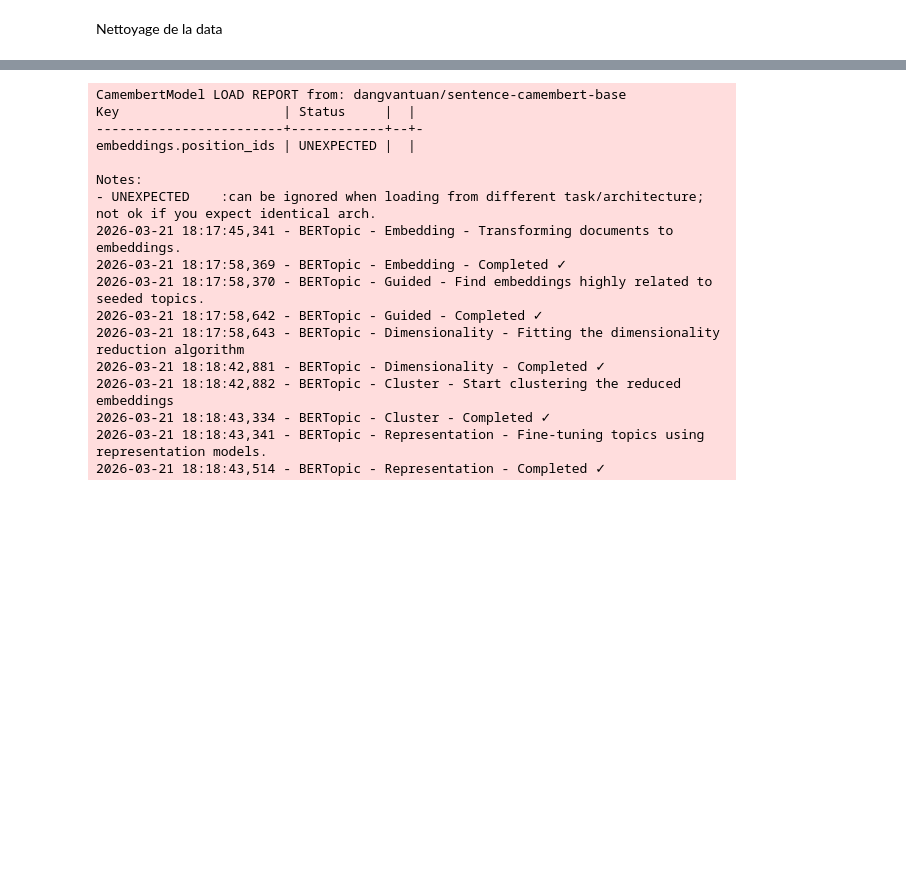
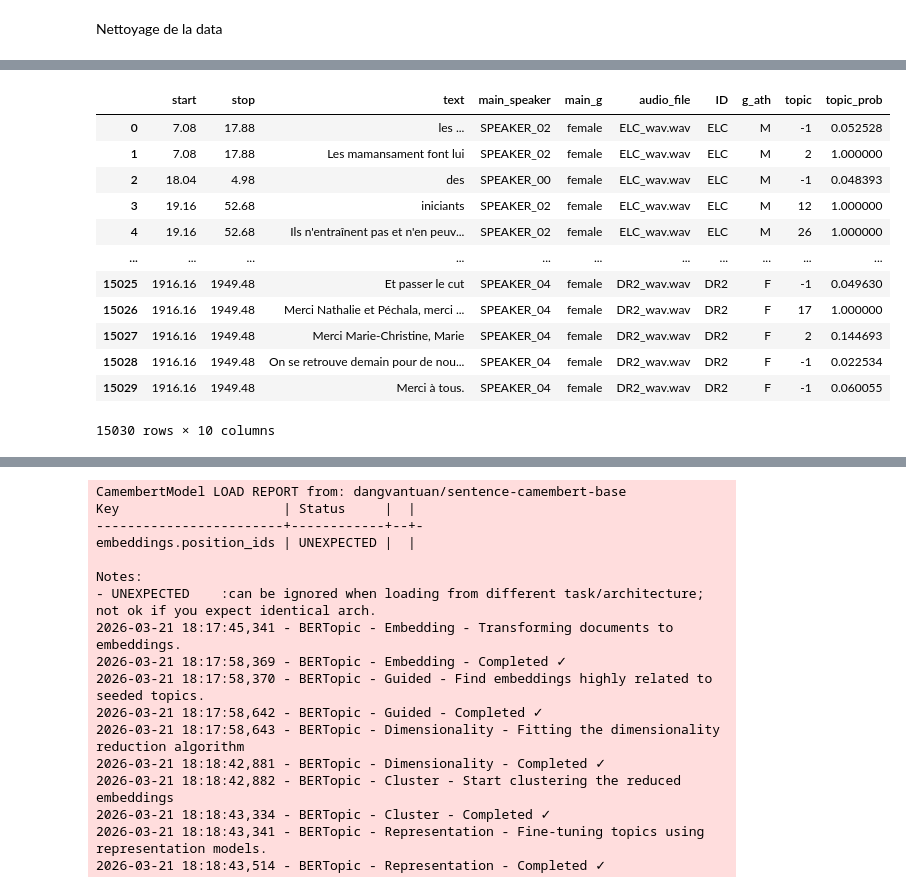
Before and after one commit to lucas-cumunel/PESSD-GBOGC, a Jupyter notebook: bi.ipynb, the cells around one changed output, grey strips where cells are left out. Saved outputs shown, nothing was run; the diff lists cells and outputs as text; code cells hidden in the pictures; blank space fills up the shorter version.

```diff
--- a/bi.ipynb
+++ b/bi.ipynb
@@ -63,2 +90,5 @@ df = df.explode("text")
+# %%
+df["ID"] = df["audio_file"].str.replace("_wav.wav","")
+df = df.merge(pd.read_csv("metadata.csv"), on="ID")
 # %%
 df
@@ -149,0 +212,7 @@ topic_model.visualize_hierarchy()
+# %%
+tp = pd.DataFrame({
+    "text": docs,
+    "topic": topics,
+    "topic_prob": probs.max(axis=1)  # max probability per text
+})
+tp["topic"].value_counts()
@@ -149,0 +237,17 @@ topic_model.visualize_hierarchy()
+# %%
+df = df.merge(tp, on="text")
+df
+# %% [output]
+|  | start | stop | text | main_speaker | main_g | audio_file | ID | g_ath | topic | topic_prob |
+| 0 | 7.08 | 17.88 | les ... | SPEAKER_02 | female | ELC_wav.wav | ELC | M | -1 | 0.052528 |
+| 1 | 7.08 | 17.88 | Les mamansament font lui | SPEAKER_02 | female | ELC_wav.wav | ELC | M | 2 | 1.000000 |
+| 2 | 18.04 | 4.98 | des | SPEAKER_00 | female | ELC_wav.wav | ELC | M | -1 | 0.048393 |
+| 3 | 19.16 | 52.68 | iniciants | SPEAKER_02 | female | ELC_wav.wav | ELC | M | 12 | 1.000000 |
+| 4 | 19.16 | 52.68 | Ils n'entraînent pas et n'en peuv... | SPEAKER_02 | female | ELC_wav.wav | ELC | M | 26 | 1.000000 |
+| ... | ... | ... | ... | ... | ... | ... | ... | ... | ... | ... |
+| 15025 | 1916.16 | 1949.48 | Et passer le cut | SPEAKER_04 | female | DR2_wav.wav | DR2 | F | -1 | 0.049630 |
+| 15026 | 1916.16 | 1949.48 | Merci Nathalie et Péchala, merci ... | SPEAKER_04 | female | DR2_wav.wav | DR2 | F | 17 | 1.000000 |
+| 15027 | 1916.16 | 1949.48 | Merci Marie-Christine, Marie | SPEAKER_04 | female | DR2_wav.wav | DR2 | F | 2 | 0.144693 |
+| 15028 | 1916.16 | 1949.48 | On se retrouve demain pour de nou... | SPEAKER_04 | female | DR2_wav.wav | DR2 | F | -1 | 0.022534 |
+| 15029 | 1916.16 | 1949.48 | Merci à tous. | SPEAKER_04 | female | DR2_wav.wav | DR2 | F | -1 | 0.060055 |
+15030 rows × 10 columns
```
Also changed, not shown: parts of 13 cells of this notebook.
